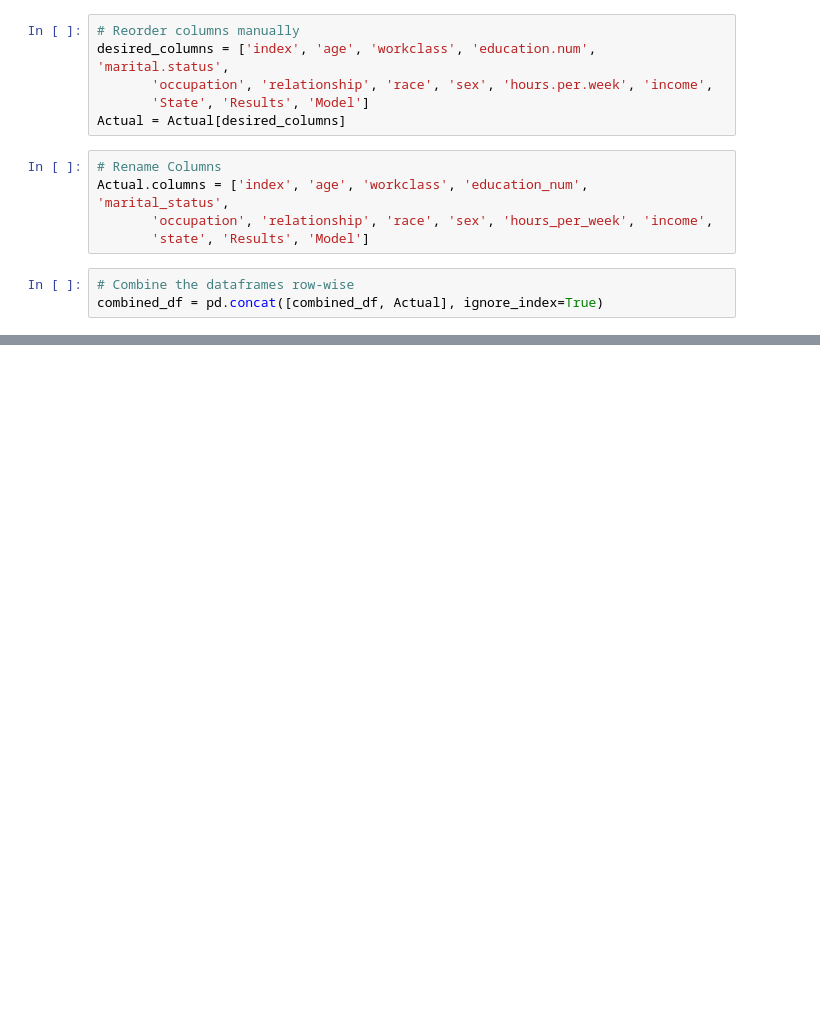
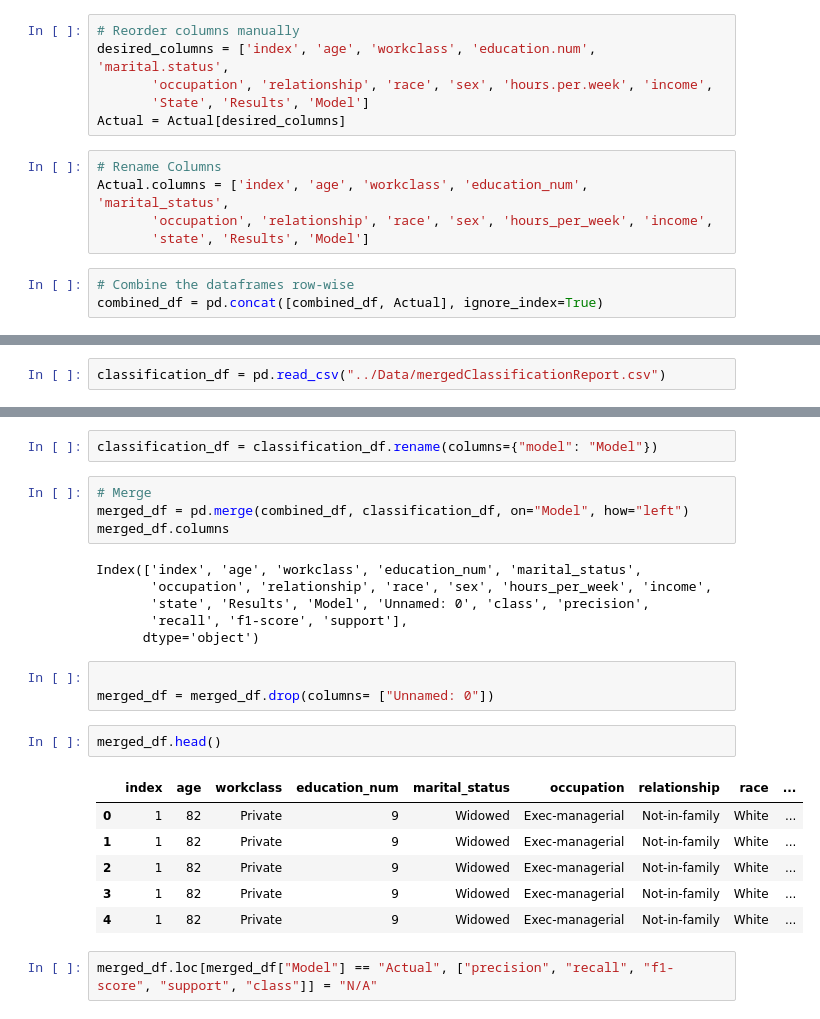
Before and after one commit to dmartinj12/Census_Inequality, a Jupyter notebook: AI_predictions/predictiveMerge.ipynb, the cells around one changed output, grey strips where cells are left out. Saved outputs shown, nothing was run; the diff lists cells and outputs as text; blank space fills up the shorter version.

```diff
--- a/AI_predictions/predictiveMerge.ipynb
+++ b/AI_predictions/predictiveMerge.ipynb
@@ -107,0 +122,2 @@ combined_df.tail()
+# %%
+classification_df = pd.read_csv("../Data/mergedClassificationReport.csv")
@@ -107,0 +133,26 @@ combined_df.tail()
+# %%
+classification_df = classification_df.rename(columns={"model": "Model"})
+# %%
+# Merge
+merged_df = pd.merge(combined_df, classification_df, on="Model", how="left")
+merged_df.columns
+# %% [output]
+Index(['index', 'age', 'workclass', 'education_num', 'marital_status',
+       'occupation', 'relationship', 'race', 'sex', 'hours_per_week', 'income',
+       'state', 'Results', 'Model', 'Unnamed: 0', 'class', 'precision',
+       'recall', 'f1-score', 'support'],
+      dtype='object')
+# %%
+
+merged_df = merged_df.drop(columns= ["Unnamed: 0"])
+# %%
+merged_df.head()
+# %% [output]
+|  | index | age | workclass | education_num | marital_status | occupation | relationship | race | ... |
+| 0 | 1 | 82 | Private | 9 | Widowed | Exec-managerial | Not-in-family | White | ... |
+| 1 | 1 | 82 | Private | 9 | Widowed | Exec-managerial | Not-in-family | White | ... |
+| 2 | 1 | 82 | Private | 9 | Widowed | Exec-managerial | Not-in-family | White | ... |
+| 3 | 1 | 82 | Private | 9 | Widowed | Exec-managerial | Not-in-family | White | ... |
+| 4 | 1 | 82 | Private | 9 | Widowed | Exec-managerial | Not-in-family | White | ... |
+# %%
+merged_df.loc[merged_df["Model"] == "Actual", ["precision", "recall", "f1-score", "support", "class"]] = "N/A"
```
Also changed, not shown: parts of 10 cells of this notebook, 3 other files.
